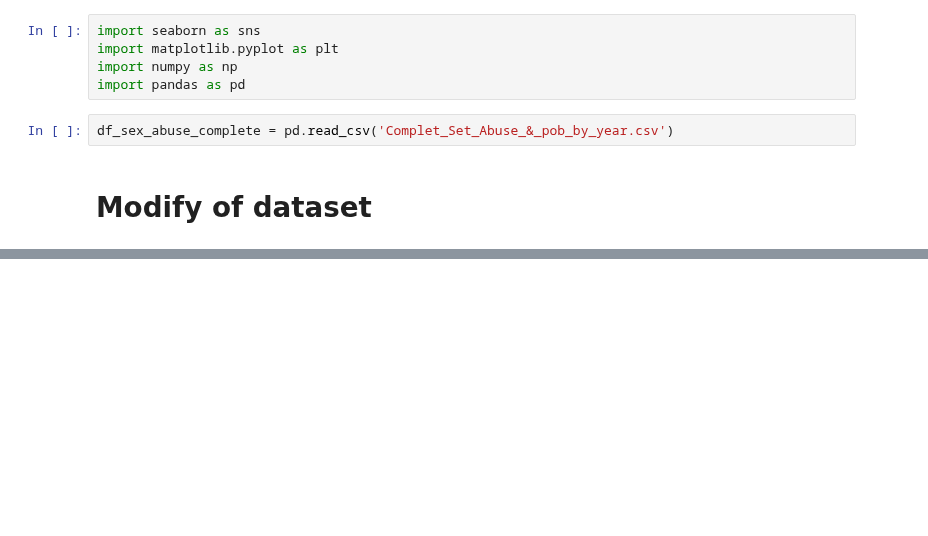
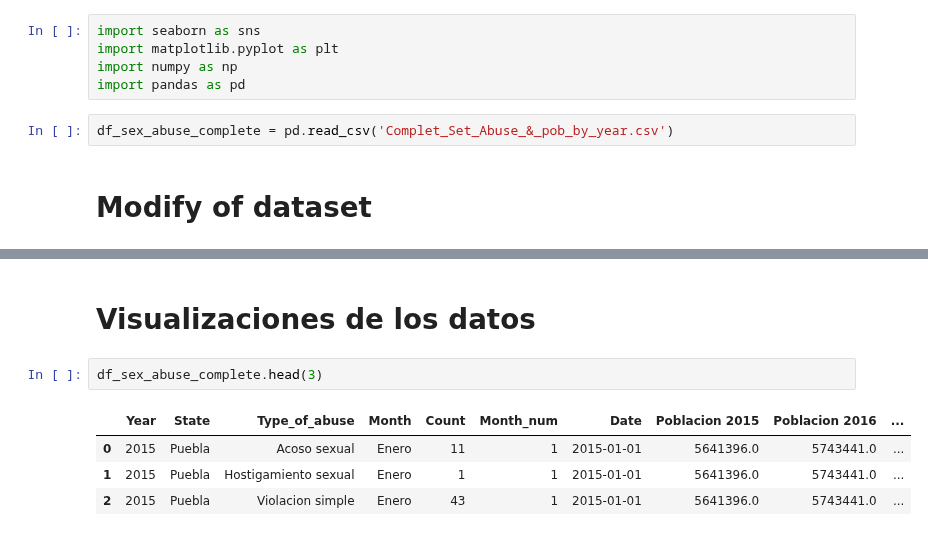
Before and after one commit to BlackEddit/EDA_Cleasings, a Jupyter notebook: Analisis_Sex_Abuse.ipynb, the cells around one changed output, grey strips where cells are left out. Cells and saved outputs as stored; diff of their text form; blank space fills up the shorter version.

```diff
--- a/Analisis_Sex_Abuse.ipynb
+++ b/Analisis_Sex_Abuse.ipynb
@@ -40,0 +73,9 @@ df_sex_abuse_complete.head()
+# %% [markdown]
+# Visualizaciones de los datos
+# %%
+df_sex_abuse_complete.head(3)
+# %% [output]
+|  | Year | State | Type_of_abuse | Month | Count | Month_num | Date | Poblacion 2015 | Poblacion 2016 | ... |
+| 0 | 2015 | Puebla | Acoso sexual | Enero | 11 | 1 | 2015-01-01 | 5641396.0 | 5743441.0 | ... |
+| 1 | 2015 | Puebla | Hostigamiento sexual | Enero | 1 | 1 | 2015-01-01 | 5641396.0 | 5743441.0 | ... |
+| 2 | 2015 | Puebla | Violacion simple | Enero | 43 | 1 | 2015-01-01 | 5641396.0 | 5743441.0 | ... |
```
Also changed, not shown: parts of 8 cells of this notebook.
